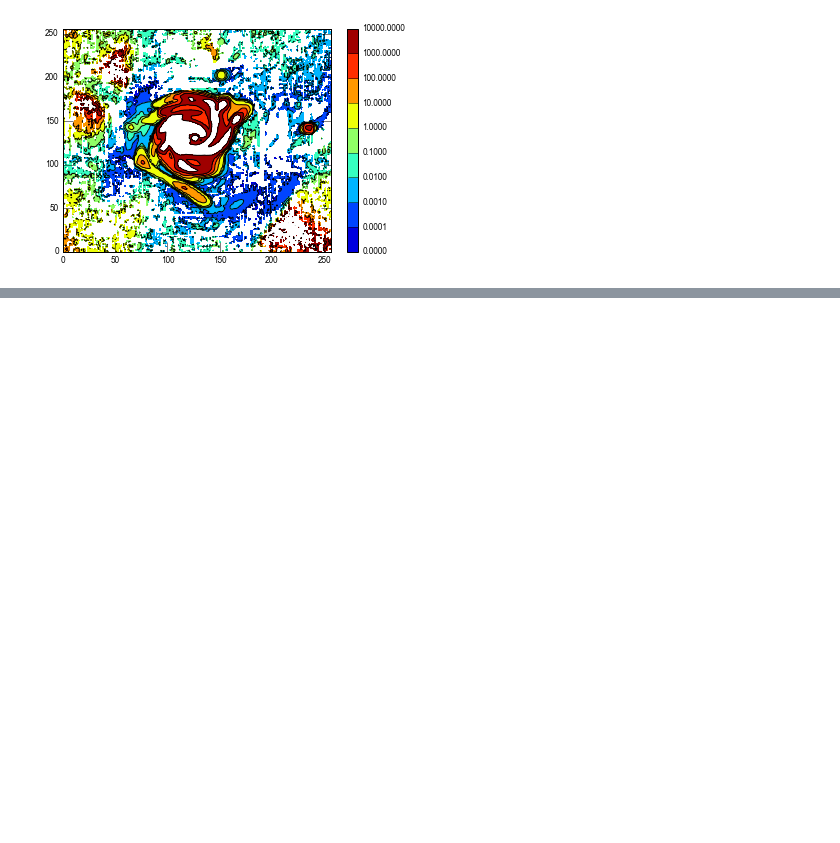
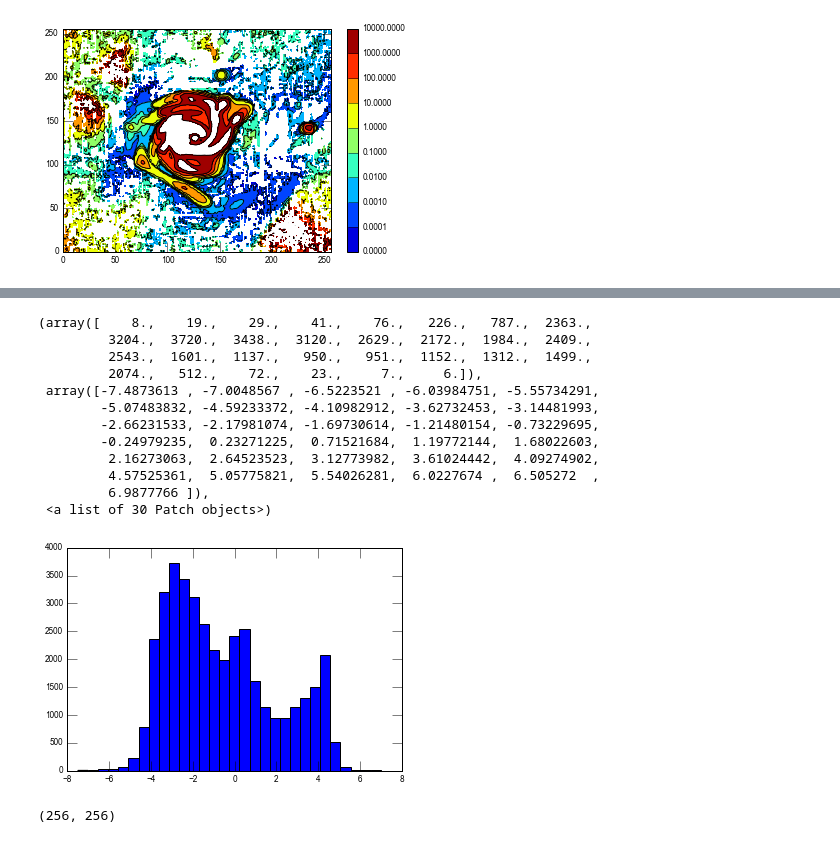
Before and after one commit to astro313/mc_eor, a Jupyter notebook: test_read_h2.ipynb, the cells around one changed output, grey strips where cells are left out. Saved outputs shown, nothing was run; the diff lists cells and outputs as text; code cells hidden in the pictures; blank space fills up the shorter version.

```diff
--- a/test_read_h2.ipynb
+++ b/test_read_h2.ipynb
@@ -272,0 +315,19 @@ plt.show();
+# %%
+
+A = np.log10(map.ravel())
+A = A[~np.isnan(A)]
+plt.hist(A, bins=30)
+# %% [output]
+(array([    8.,    19.,    29.,    41.,    76.,   226.,   787.,  2363.,
+         3204.,  3720.,  3438.,  3120.,  2629.,  2172.,  1984.,  2409.,
+         2543.,  1601.,  1137.,   950.,   951.,  1152.,  1312.,  1499.,
+         2074.,   512.,    72.,    23.,     7.,     6.]),
+ array([-7.4873613 , -7.0048567 , -6.5223521 , -6.03984751, -5.55734291,
+        -5.07483832, -4.59233372, -4.10982912, -3.62732453, -3.14481993,
+        -2.66231533, -2.17981074, -1.69730614, -1.21480154, -0.73229695,
+        -0.24979235,  0.23271225,  0.71521684,  1.19772144,  1.68022603,
+         2.16273063,  2.64523523,  3.12773982,  3.61024442,  4.09274902,
+         4.57525361,  5.05775821,  5.54026281,  6.0227674 ,  6.505272  ,
+         6.9877766 ]),
+ <a list of 30 Patch objects>)
+[figure, added]
@@ -272,0 +344,4 @@ plt.show();
+# %%
+C.shape
+# %% [output]
+(256, 256)
```
Also changed, not shown: parts of 11 cells of this notebook.
